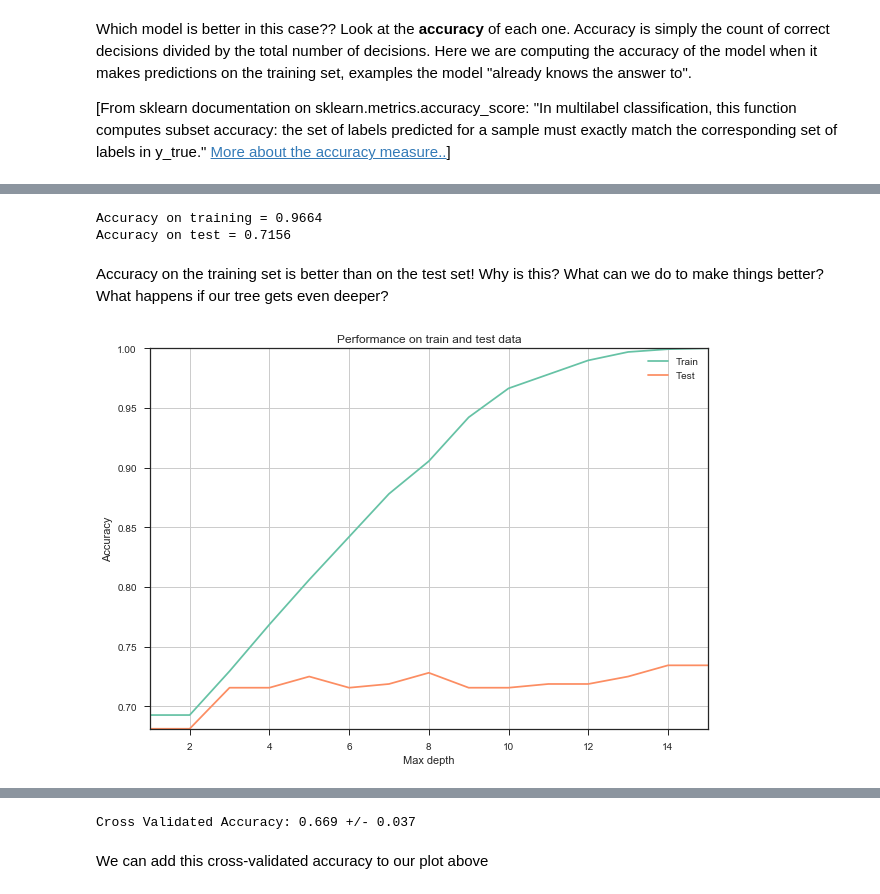
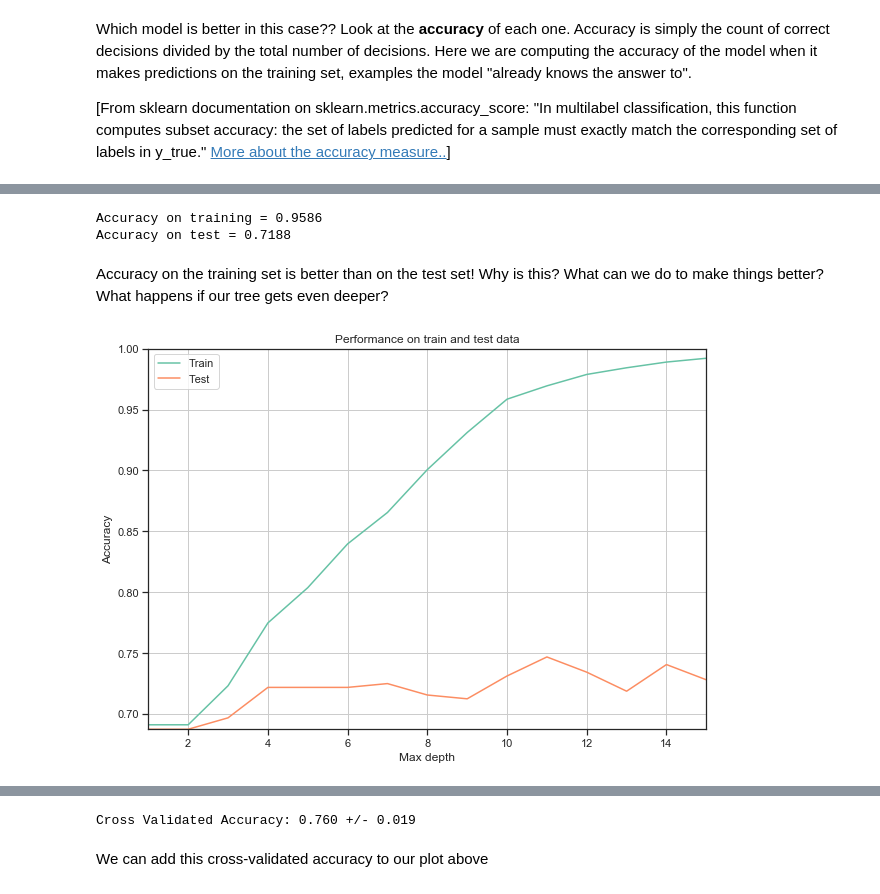
Before and after one commit to yizuc/datamining, a Jupyter notebook: Module3_Fitting_CrossVal/Fitting and overfitting.ipynb, the cells around one changed output, grey strips where cells are left out. Drawn from its saved outputs; the diff is of its cells as text; code cells hidden in the pictures.

```diff
--- a/Module3_Fitting_CrossVal/Fitting and overfitting.ipynb
+++ b/Module3_Fitting_CrossVal/Fitting and overfitting.ipynb
@@ -126,0 +131,16 @@ plt.show()
+# %%
+from sklearn.tree import DecisionTreeRegressor
+from sklearn.metrics import mean_squared_error
+
+Expected_Y = true_function(X.x1)
+plt.figure(figsize=(14, 5))
+# Fit Regression Trees
+depths = [1, 2, 5]
+for i, depth in enumerate(depths):
+    ax = plt.subplot(1, len(depths), i + 1)
+    plt.setp(ax, xticks=(), yticks=())
+    model = DecisionTreeRegressor(max_depth=depth)
+    model.fit(X, Expected_Y)
+    functions = {"True function": true_function, "Tree (depth {})".format(depth): model.predict}
+    plot_example(X, Expected_Y, functions)
+plt.show()
@@ -361,9 +399,11 @@ from sklearn.model_selection import train_test_split
 
 # Set randomness so that we all get the same answer
 np.random.seed(42)
-
+shuffled_df = wine_df.sample(frac=1)
+X = shuffled_df[predictor_columns]
+Y = shuffled_df.is_good
 # Split the data into train and test pieces for both X and Y
-X_train, X_test, Y_train, Y_test = train_test_split(X, Y, train_size=0.80)
+X_train, X_test, Y_train, Y_test = train_test_split(X, Y, test_size=0.2)
 
 model = DecisionTreeClassifier(max_depth=10)
 model.fit(X_train, Y_train)
@@ -371,8 +411,8 @@ model.fit(X_train, Y_train)
 print ( "Accuracy on training = %.4f" % accuracy_score(model.predict(X_train), Y_train) )
 print ( "Accuracy on test = %.4f" % accuracy_score(model.predict(X_test), Y_test) )
 # %% [output]
-Accuracy on training = 0.9664
-Accuracy on test = 0.7156
+Accuracy on training = 0.9586
+Accuracy on test = 0.7188
 # %% [markdown]
 Accuracy on the training set is better than on the test set! Why is this? What can we do to make things better? What happens if our tree gets even deeper?
 # %%
@@ -386,35 +426,35 @@ def plot_fitting_curve(datasets, maxdepth=15):
     # Fit model for each specific depth
     for md in depths:
         model = DecisionTreeClassifier(max_depth=md, random_state=42)
-        model.fit(X_train, Y_train)
         # Record accuracies
         for key in datasets:
             X = datasets[key]['X']
             Y = datasets[key]['Y']
             if key == "X-Val":
                 accuracies[key].append(cross_val_score(model, X, Y, scoring="accuracy", cv=5).mean())
             else:
+                model.fit(datasets['Train']['X'], datasets['Train']['Y'])
                 accuracies[key].append(accuracy_score(model.predict(X), Y))
     # Plot each curve
     plt.figure(figsize=[10,7])
     for key in datasets:
         plt.plot(depths, accuracies[key], label=key)
     # Plot details
     plt.title("Performance on train and test data")
     plt.xlabel("Max depth")
     plt.ylabel("Accuracy")
     # Find minimum accuracy in all runs
     min_acc = np.array(list(accuracies.values())).min()
     plt.ylim([min_acc, 1.0])
     plt.xlim([1, maxdepth])
     plt.legend()
     plt.grid()
     plt.show()
 
 datasets = {"Train": {"X": X_train, "Y": Y_train}, "Test": {"X": X_test, "Y": Y_test}}
 plot_fitting_curve(datasets)
 # %% [output]
-[figure, old version]
+[figure, new version]
 # %% [markdown]
 ## Cross validation
 
@@ -434,11 +474,11 @@ Instead of only making the split once, let's use "cross-validation" -- every rec
 from sklearn.model_selection import cross_val_score
 
 model = DecisionTreeClassifier(max_depth=10)
-scores = cross_val_score(model, X, Y, scoring="accuracy", cv=5)
+scores = cross_val_score(model, X, Y, scoring="accuracy", cv=10)
 
 print ("Cross Validated Accuracy: %0.3f +/- %0.3f" % (scores.mean(), scores.std()))
 # %% [output]
-Cross Validated Accuracy: 0.669 +/- 0.037
+Cross Validated Accuracy: 0.760 +/- 0.019
 # %% [markdown]
 We can add this cross-validated accuracy to our plot above
 # %%
```
Also changed, not shown: parts of 31 cells of this notebook, 1 other file.
